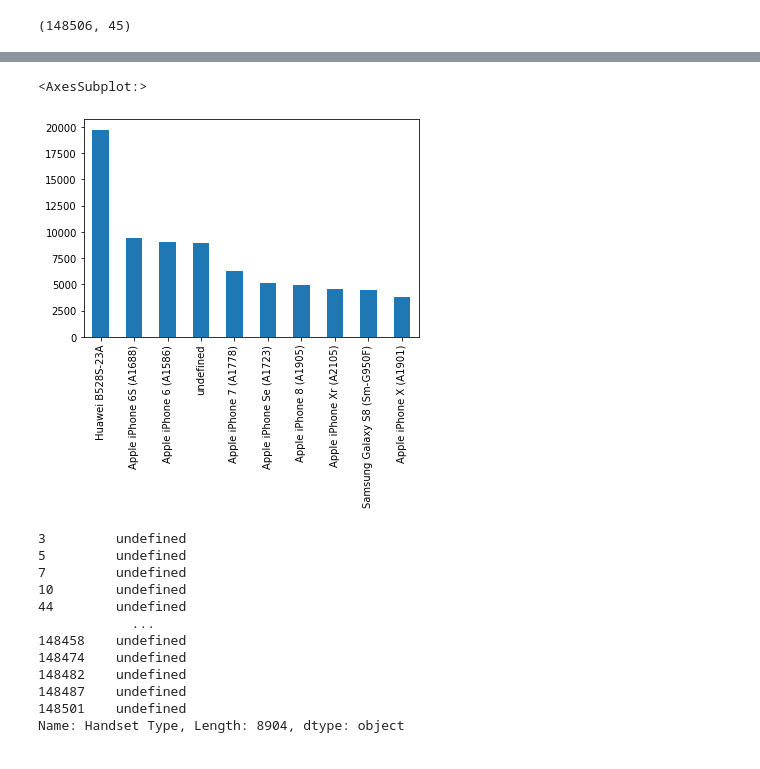
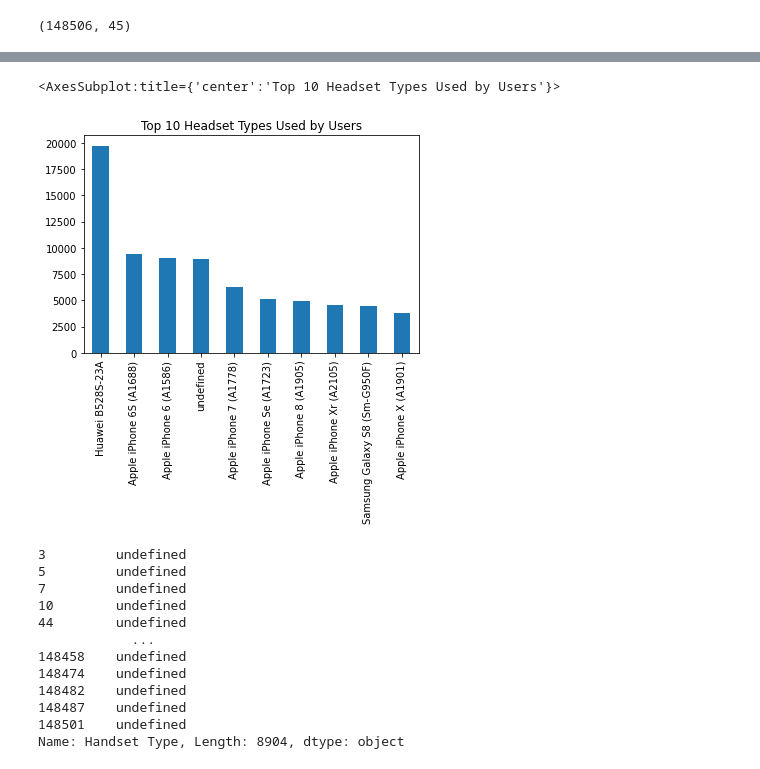
Before and after one commit to nahomHmichael/Telecom-User-Analytics, a Jupyter notebook: notebooks/user_overview_analysis.ipynb, the cells around one changed output, grey strips where cells are left out. Saved outputs shown, nothing was run; the diff lists cells and outputs as text; code cells hidden in the pictures.

```diff
--- a/notebooks/user_overview_analysis.ipynb
+++ b/notebooks/user_overview_analysis.ipynb
@@ -359,8 +382,8 @@ clean_df.shape
 # %%
-clean_df['Handset Type'].value_counts()[0:10].plot(kind='bar')
+clean_df['Handset Type'].value_counts()[0:10].plot(kind='bar', title='Top 10 Headset Types Used by Users')
 # %% [output]
-<AxesSubplot:>
+<AxesSubplot:title={'center':'Top 10 Headset Types Used by Users'}>
-[figure, old version]
+[figure, new version]
 # %%
 clean_df[clean_df['Handset Type']=='undefined']['Handset Type']
 # %% [output]
```
Also changed, not shown: parts of 16 cells of this notebook.
